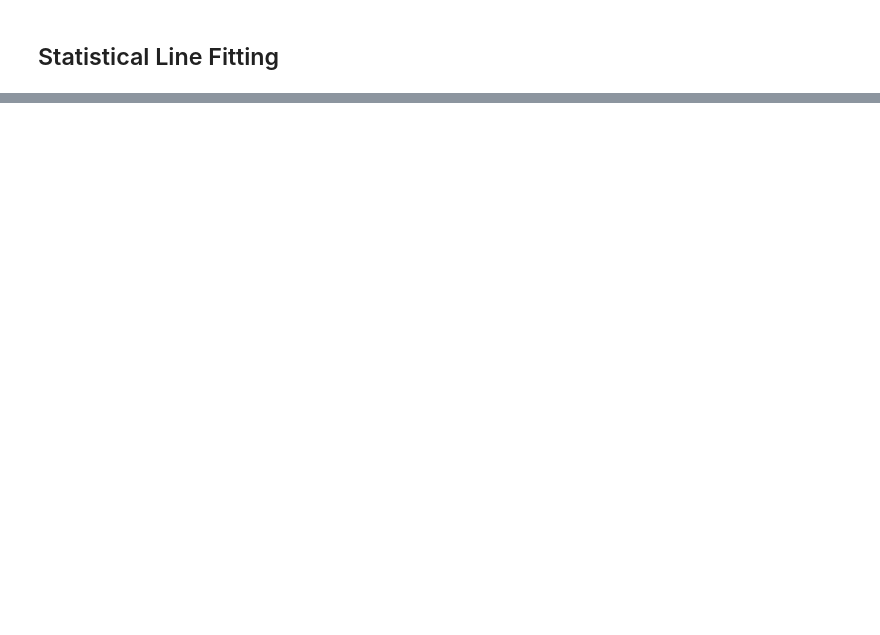
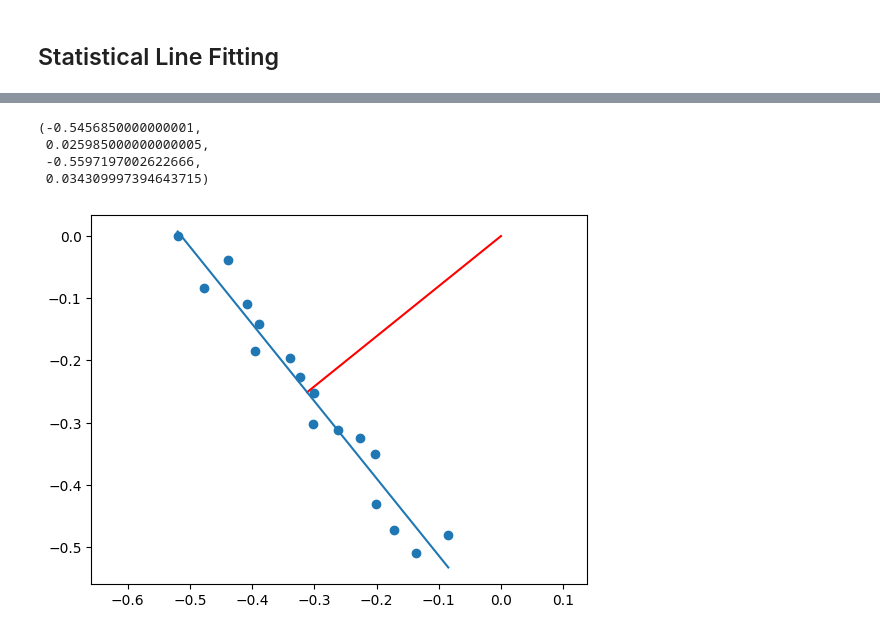
Before and after one commit to hdumcke/lidar-simulator, a Jupyter notebook: jupyternb/3.1-line-fitting.ipynb, the cells around one changed output, grey strips where cells are left out. Saved outputs shown, nothing was run; the diff lists cells and outputs as text; code cells hidden in the pictures; blank space fills up the shorter version.

```diff
--- a/jupyternb/3.1-line-fitting.ipynb
+++ b/jupyternb/3.1-line-fitting.ipynb
@@ -105,0 +217,3 @@ plt.plot (x_lin_reg, y_lin_reg, c = 'r')
+# %%
+x_cart = -1 * np.array(x_cart)
+y_cart = -1 * np.array(y_cart)
@@ -105,0 +225,24 @@ plt.plot (x_lin_reg, y_lin_reg, c = 'r')
+# %%
+# calculate line
+
+line = np.empty((2,2))
+line[0,0] = np.array(x_cart).min()
+line[1,0] = np.array(x_cart).max()
+line[0,1] = m * line[0,0] + b
+line[1,1] = m * line[1,0] + b
+# %%
+# caclulate perpendicular line
+x = -b*m/(m*m+1)
+y = -x/m
+# %%
+fig,ax = plt.subplots()
+plt.plot([0, x], [0, y], c = 'r')
+plt.plot(line[:, 0], line[:, 1])
+plt.scatter (x_cart, y_cart)
+ax.axis('equal')
+# %% [output]
+(-0.5456850000000001,
+ 0.025985000000000005,
+ -0.5597197002622666,
+ 0.034309997394643715)
+[figure, added]
```
Also changed, not shown: parts of 26 cells of this notebook, 15 other files.
